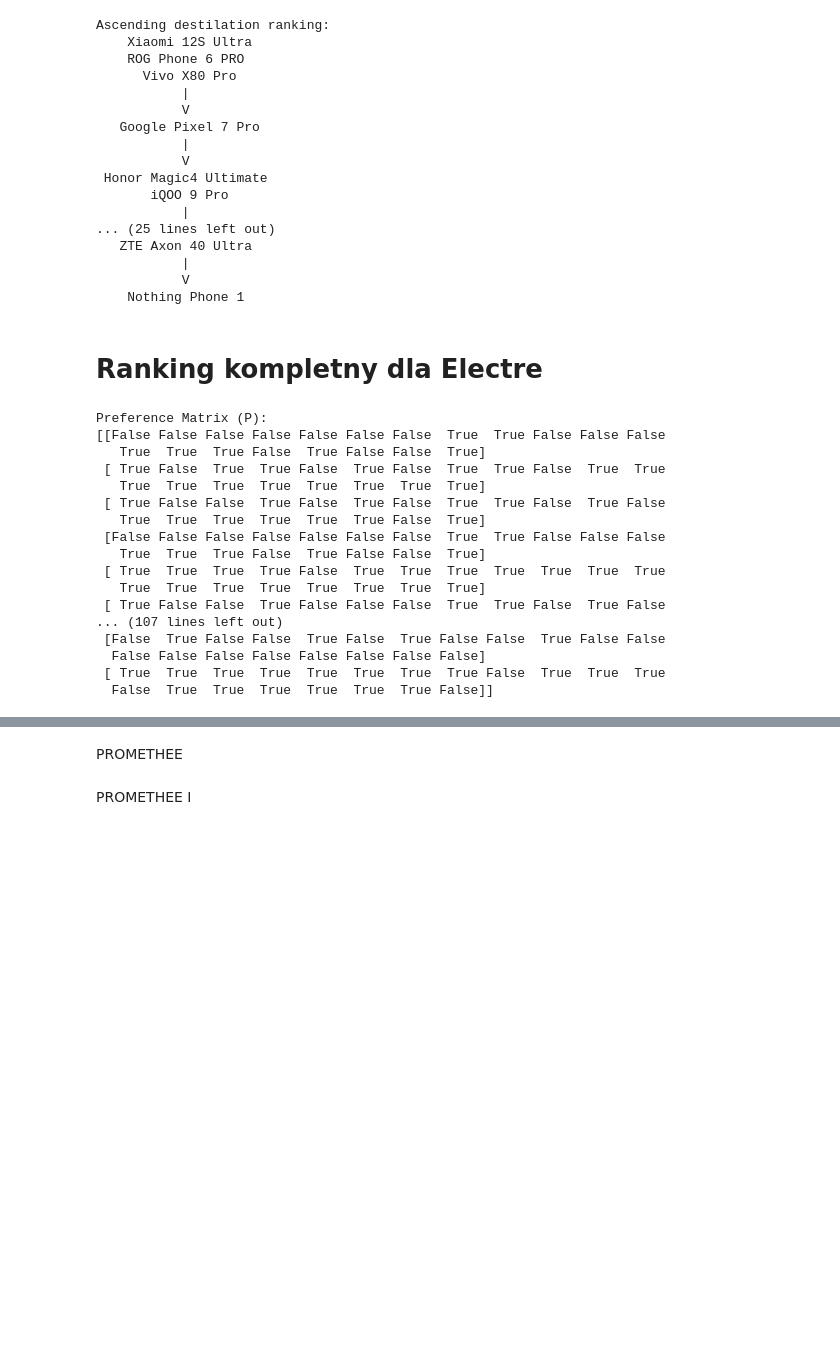
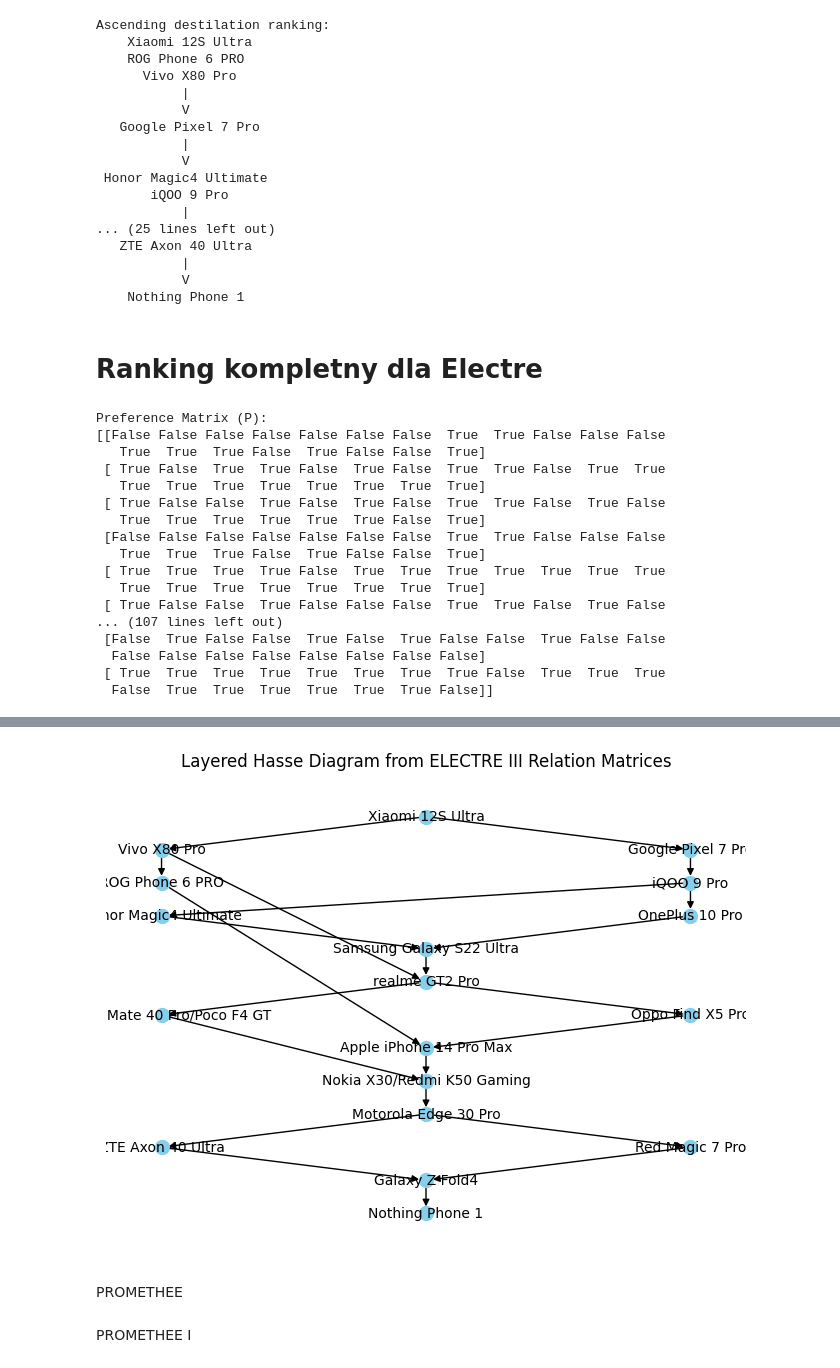
Before and after one commit to pshemke/projekt_iswd_2, a Jupyter notebook: projekt_iswd_2.ipynb, the cells around one changed output, grey strips where cells are left out. Drawn from its saved outputs; the diff is of its cells as text; code cells hidden in the pictures; blank space fills up the shorter version.

Commit message:
odpluskwianie electre

```diff
--- a/projekt_iswd_2.ipynb
+++ b/projekt_iswd_2.ipynb
@@ -593,3 +531,93 @@ draw_electre_hasse_diagram(phones, P_matrix, I_matrix, asc_dest, des_dest)
+# %%
+import matplotlib.pyplot as plt
+import networkx as nx
+
+def group_nodes_by_rank(phones, asc_dest, des_dest):
+    # Ensure each level in asc_dest and des_dest is a list
+    asc_dest = [level if isinstance(level, list) else [level] for level in asc_dest]
+    des_dest = [level if isinstance(level, list) else [level] for level in des_dest]
+
+    # Map phone models to their ranks in both rankings
+    rank_asc = {phone.model: rank for rank, level in enumerate(asc_dest) for phone in level}
+    rank_des = {phone.model: rank for rank, level in enumerate(des_dest) for phone in level}
+
+    # Group models by shared ranks
+    grouped = {}
+    for phone in phones:
+        model = phone.model
+        rank_pair = (rank_asc.get(model, None), rank_des.get(model, None))
+        if rank_pair in grouped:
+            grouped[rank_pair].append(model)
+        else:
+            grouped[rank_pair] = [model]
+
+    # Create a representative node for each group
+    node_representative = {}
+    for group in grouped.values():
+        rep = '/'.join(group)  # Use the concatenated string of models as the representative
+        for model in group:
+            node_representative[model] = rep
+
+    return node_representative
+
+def draw_electre_hasse_diagram(phones, P_matrix, I_matrix, asc_dest, des_dest):
+    node_rep = group_nodes_by_rank(phones, asc_dest, des_dest)
+
+    G = nx.DiGraph()
+    rep_nodes = {rep: [] for rep in set(node_rep.values())}  # Reverse mapping to find group members
+
+    # Adjust the matrix for grouped nodes
+    adjusted_P_matrix = {}
+    for i, phone1 in enumerate(phones):
+        for j, phone2 in enumerate(phones):
+            if P_matrix[i][j]:
+                from_rep = node_rep[phone1.model]
+                to_rep = node_rep[phone2.model]
+                if from_rep != to_rep:
+                    adjusted_P_matrix.setdefault(from_rep, set()).add(to_rep)
+
+    # Build the graph with grouped nodes and determine layers
+    incoming_edges = {rep: 0 for rep in rep_nodes}
+    for from_rep, to_reps in adjusted_P_matrix.items():
+        for to_rep in to_reps:
+            G.add_edge(from_rep, to_rep)
+            incoming_edges[to_rep] += 1
+
+    # Layer assignment
+    layers = []
+    process_queue = [rep for rep, count in incoming_edges.items() if count == 0]
+    next_queue = []
+
+    while process_queue:
+        layers.append(process_queue)
+        for rep in process_queue:
+            for next_rep in adjusted_P_matrix.get(rep, []):
+                incoming_edges[next_rep] -= 1
+                if incoming_edges[next_rep] == 0:
+                    next_queue.append(next_rep)
+        process_queue, next_queue = next_queue, []
+
+    # Perform transitive reduction to remove redundant edges
+    TR = nx.transitive_reduction(G)
+
+    # Position nodes within layers
+    pos = {}
+    max_width = max(len(layer) for layer in layers)  # Find the widest layer for centering
+    for layer_idx, layer in enumerate(layers):
+        start_x = (max_width - len(layer)) / 2  # Centering nodes within the layer
+        for idx, rep in enumerate(layer):
+            pos[rep] = (start_x + idx, -layer_idx)  # Evenly spaced positions
+
+    # Draw the graph
+    nx.draw(TR, pos, with_labels=True, node_color='skyblue', node_size=100, font_size=10, edge_color='k', arrows=True)
+    plt.title('Layered Hasse Diagram from ELECTRE III Relation Matrices')
+    plt.axis('off')
+    plt.show()
+
+# Assuming you have your phones list, P_matrix, I_matrix, asc_dest, and des_dest set up correctly
+draw_electre_hasse_diagram(phones, P_matrix, I_matrix, asc_dest, des_dest)
+# %% [output]
+[figure, added]
 # %% [markdown]
 PROMETHEE
 # %%
```
Also changed, not shown: parts of 1 cell of this notebook.
